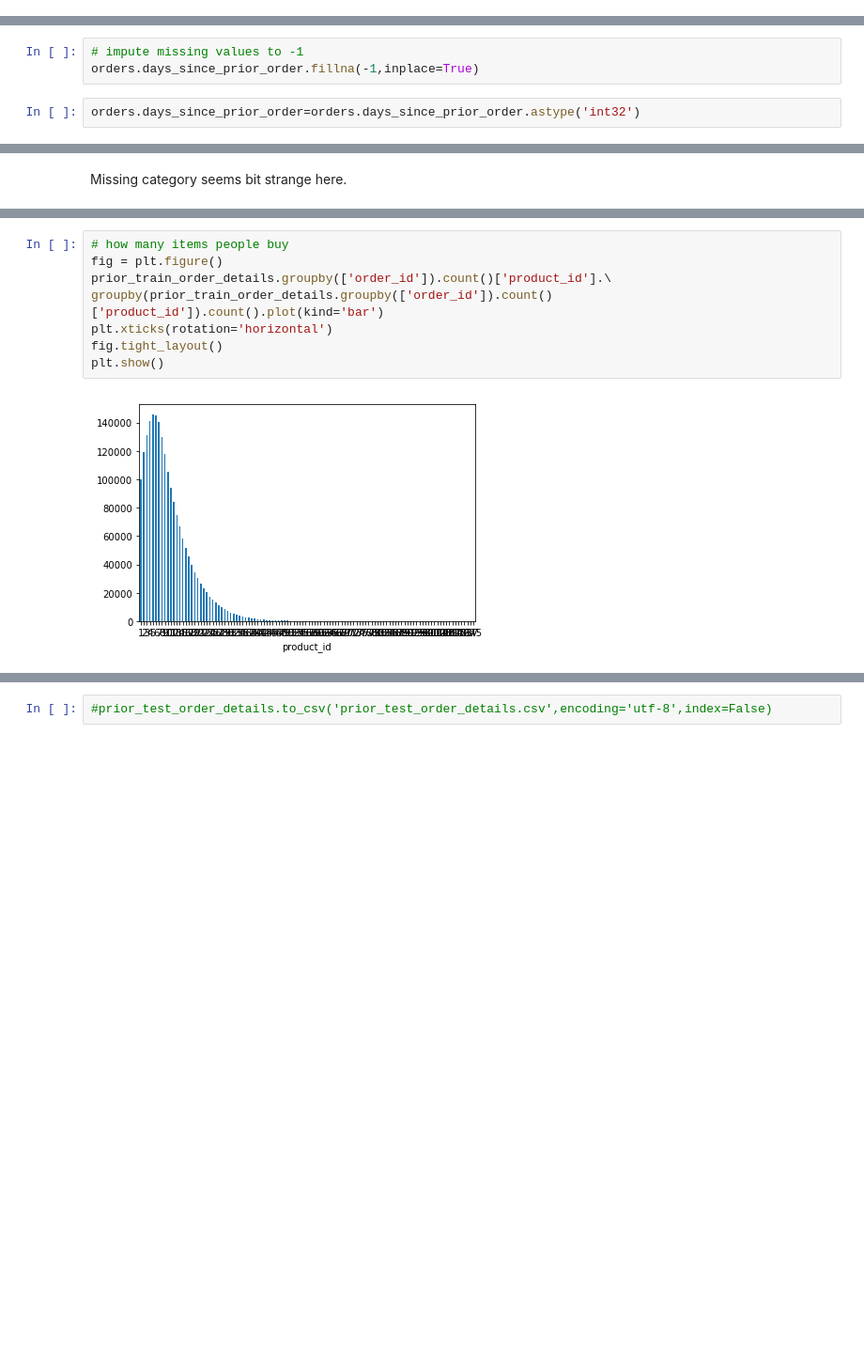
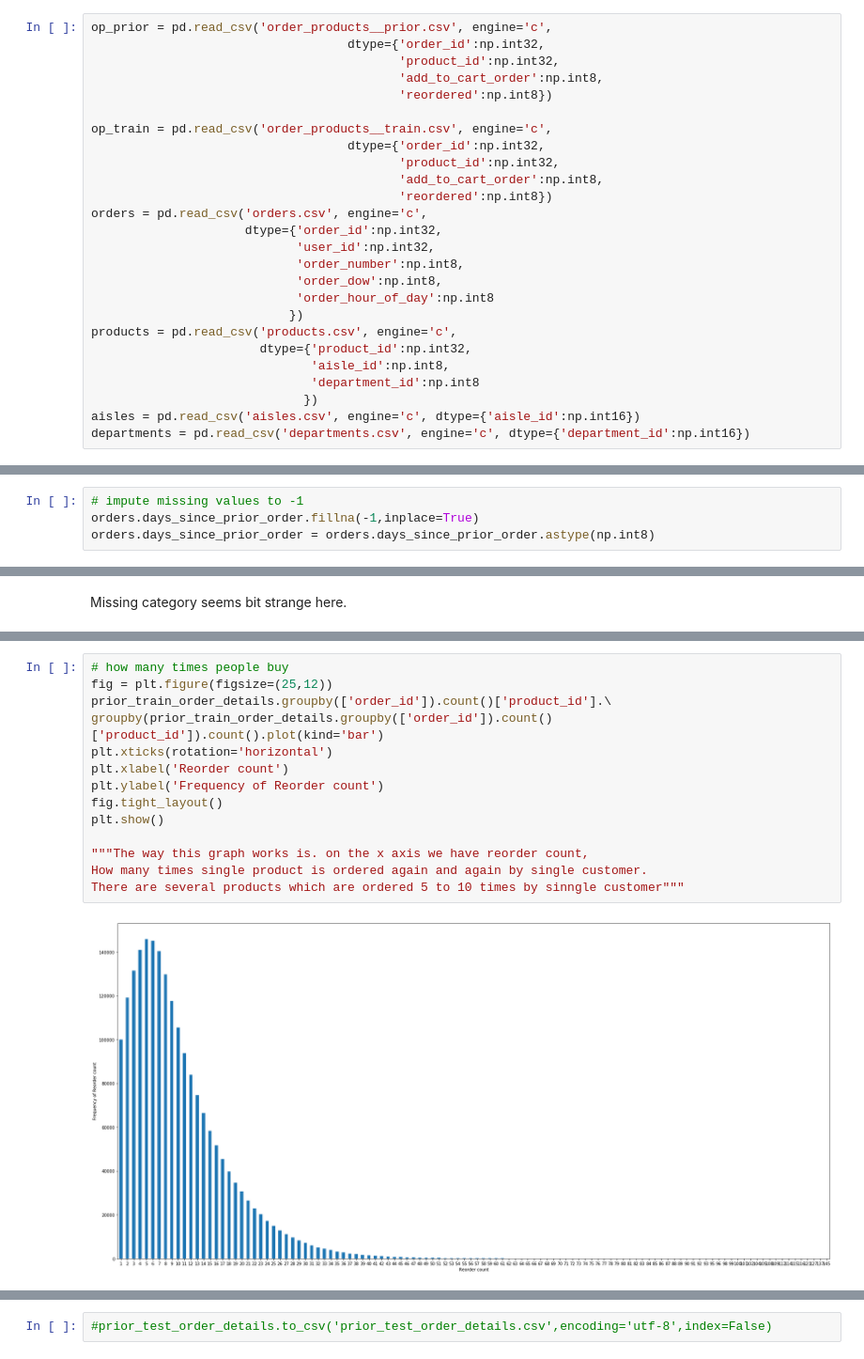
Before and after one commit to gowtham91m/Instacart-Market-Basket-Analysis, a Jupyter notebook: Instacart.ipynb, the cells around one changed output, grey strips where cells are left out. Shown at 94% size. Saved outputs shown, nothing was run; the diff lists cells and outputs as text; blank space fills up the shorter version.

```diff
--- a/Instacart.ipynb
+++ b/Instacart.ipynb
@@ -27,3 +26,29 @@ products = pd.read_csv('products.csv')
+# %%
+op_prior = pd.read_csv('order_products__prior.csv', engine='c',
+                                   dtype={'order_id':np.int32,
+                                          'product_id':np.int32,
+                                          'add_to_cart_order':np.int8,
+                                          'reordered':np.int8})
+
+op_train = pd.read_csv('order_products__train.csv', engine='c',
+                                   dtype={'order_id':np.int32,
+                                          'product_id':np.int32,
+                                          'add_to_cart_order':np.int8,
+                                          'reordered':np.int8})
+orders = pd.read_csv('orders.csv', engine='c',
+                     dtype={'order_id':np.int32,
+                            'user_id':np.int32,
+                            'order_number':np.int8,
+                            'order_dow':np.int8,
+                            'order_hour_of_day':np.int8
+                           })
+products = pd.read_csv('products.csv', engine='c',
+                       dtype={'product_id':np.int32,
+                              'aisle_id':np.int8,
+                              'department_id':np.int8
+                             })
+aisles = pd.read_csv('aisles.csv', engine='c', dtype={'aisle_id':np.int16})
+departments = pd.read_csv('departments.csv', engine='c', dtype={'department_id':np.int16})
 # %%
 # check number of rows and columsn
 print('aisles',aisles.shape)
@@ -71,8 +96,7 @@ Only days_since_prior_order is having missing values.
 # %%
 # impute missing values to -1
 orders.days_since_prior_order.fillna(-1,inplace=True)
+orders.days_since_prior_order = orders.days_since_prior_order.astype(np.int8)
-# %%
-orders.days_since_prior_order=orders.days_since_prior_order.astype('int32')
 # %%
 # combine aisles, departments and products (left joined to products)
 goods = pd.merge(left=pd.merge(left=products, right=departments, how='left'), right=aisles, how='left')
@@ -227,10 +251,16 @@ plt.show()
 # %%
-# how many items people buy
-fig = plt.figure()
+# how many times people buy
+fig = plt.figure(figsize=(25,12))
 prior_train_order_details.groupby(['order_id']).count()['product_id'].\
 groupby(prior_train_order_details.groupby(['order_id']).count()['product_id']).count().plot(kind='bar')
 plt.xticks(rotation='horizontal')
+plt.xlabel('Reorder count')
+plt.ylabel('Frequency of Reorder count')
 fig.tight_layout()
 plt.show()
+
+"""The way this graph works is. on the x axis we have reorder count,
+How many times single product is ordered again and again by single customer.
+There are several products which are ordered 5 to 10 times by sinngle customer"""
 # %% [output]
-[figure, old version]
+[figure, new version]
```
Also changed, not shown: parts of 16 cells of this notebook.
